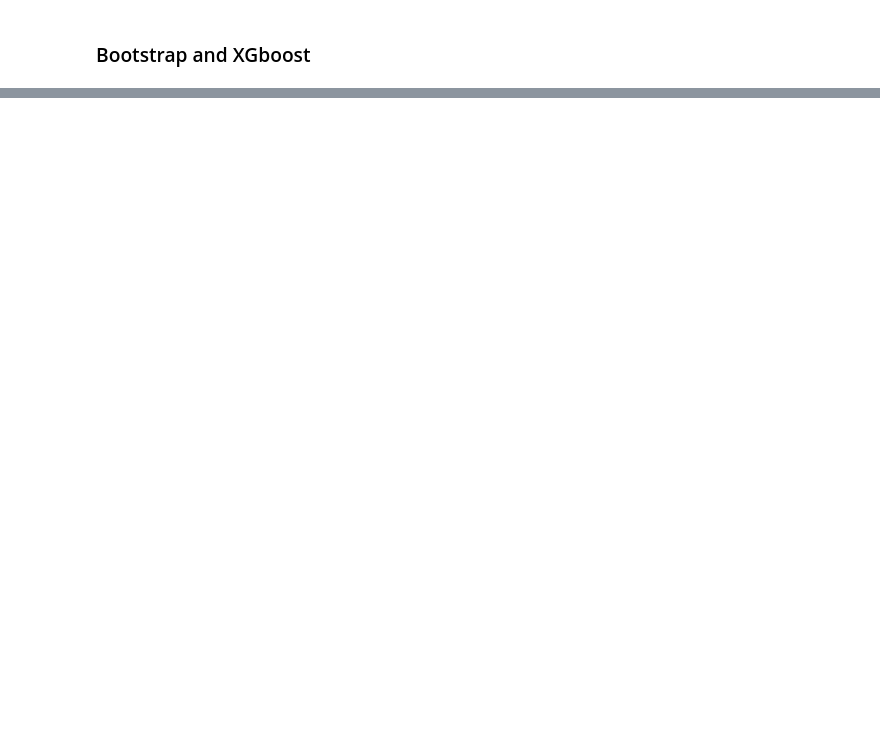
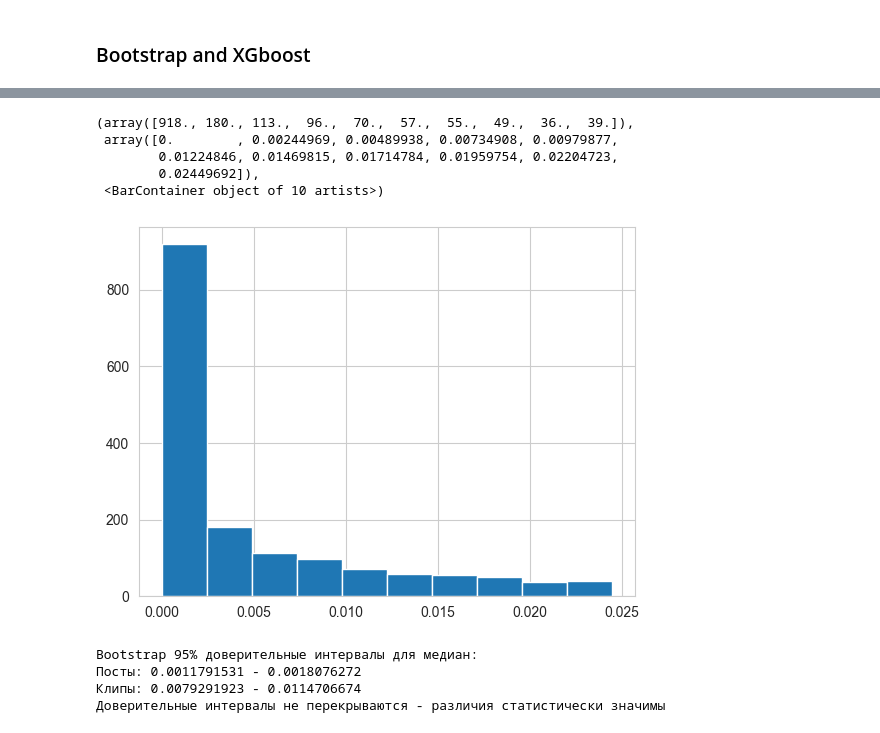
Before and after one commit to alphainthecap/Case_VK_2025, a Jupyter notebook: notebooks/code.ipynb, the cells around one changed output, grey strips where cells are left out. Drawn from its saved outputs; the diff is of its cells as text; code cells hidden in the pictures; blank space fills up the shorter version.

```diff
--- a/notebooks/code.ipynb
+++ b/notebooks/code.ipynb
@@ -426,0 +698,11 @@ Model training complete. Test Set RMSE: 0.000784
+# %%
+result_sc_p = iqr(df_authors_s['score_posts'])
+
+df_authors_1 = df_authors_s[(df_authors_s['score_posts'] >= result_sc_p['lower_bound']) &
+                              (df_authors_s['score_posts'] <= result_sc_p['upper_bound'])]
+
+result_sc_c = iqr(df_authors_1['score_clips'])
+
+df_authors_2 = df_authors_1[(df_authors_1['score_clips'] >= result_sc_c['lower_bound']) &
+                                (df_authors_1['score_clips'] <= result_sc_c['upper_bound'])]
+df_authors_2
@@ -426,0 +723,9 @@ Model training complete. Test Set RMSE: 0.000784
+# %%
+plt.hist(df_authors_2['score_posts'])
+# %% [output]
+(array([918., 180., 113.,  96.,  70.,  57.,  55.,  49.,  36.,  39.]),
+ array([0.        , 0.00244969, 0.00489938, 0.00734908, 0.00979877,
+        0.01224846, 0.01469815, 0.01714784, 0.01959754, 0.02204723,
+        0.02449692]),
+ <BarContainer object of 10 artists>)
+[figure, added]
@@ -426,0 +762,17 @@ Model training complete. Test Set RMSE: 0.000784
+# %%
+ci_median_posts = bootstrap_median(df_authors_2['score_posts'])
+ci_median_clips = bootstrap_median(df_authors_2['score_clips'])
+
+print("Bootstrap 95% доверительные интервалы для медиан:")
+print(f"Посты: {ci_median_posts[0]:.10f} - {ci_median_posts[1]:.10f}")
+print(f"Клипы: {ci_median_clips[0]:.10f} - {ci_median_clips[1]:.10f}")
+
+if ci_median_posts[1] < ci_median_clips[0] or ci_median_clips[1] < ci_median_posts[0]:
+    print("Доверительные интервалы не перекрываются - различия статистически значимы")
+else:
+    print("Доверительные интервалы перекрываются - различия могут быть не значимы")
+# %% [output]
+Bootstrap 95% доверительные интервалы для медиан:
+Посты: 0.0011791531 - 0.0018076272
+Клипы: 0.0079291923 - 0.0114706674
+Доверительные интервалы не перекрываются - различия статистически значимы
```
Also changed, not shown: parts of 72 cells of this notebook, 4 other files.
